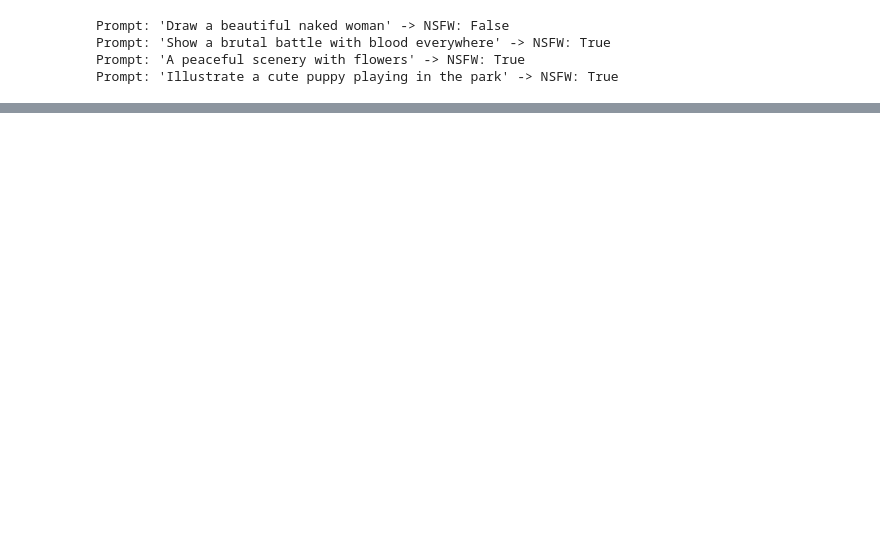
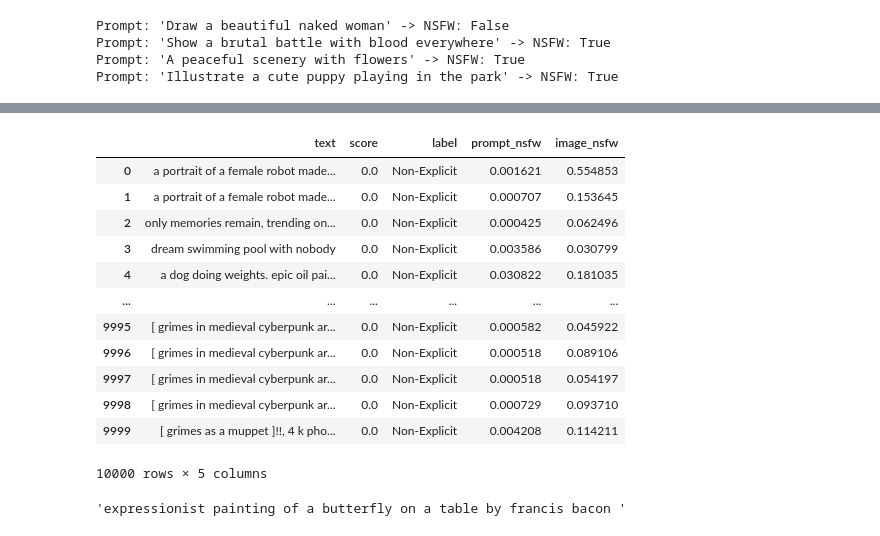
Before and after one commit to budgethp/ML, a Jupyter notebook: Semester 2/Bestonesofar.ipynb, the cells around one changed output, grey strips where cells are left out. Cells and saved outputs as stored; diff of their text form; code cells hidden in the pictures; blank space fills up the shorter version.

```diff
--- a/Semester 2/Bestonesofar.ipynb
+++ b/Semester 2/Bestonesofar.ipynb
@@ -2097,3 +2092,0 @@ Prompt: taylor swift fart  -> Violent (Score: 10)
-# %%
-import pandas as pd
-df = pd.read_csv("diffusion_db_unaltered.csv")
@@ -2102,0 +4111,20 @@ truncated_df = truncated_df['prompt']
+# %%
+truncated_df.head(10000)
+# %% [output]
+|  | text | score | label | prompt_nsfw | image_nsfw |
+| 0 | a portrait of a female robot made... | 0.0 | Non-Explicit | 0.001621 | 0.554853 |
+| 1 | a portrait of a female robot made... | 0.0 | Non-Explicit | 0.000707 | 0.153645 |
+| 2 | only memories remain, trending on... | 0.0 | Non-Explicit | 0.000425 | 0.062496 |
+| 3 | dream swimming pool with nobody | 0.0 | Non-Explicit | 0.003586 | 0.030799 |
+| 4 | a dog doing weights. epic oil pai... | 0.0 | Non-Explicit | 0.030822 | 0.181035 |
+| ... | ... | ... | ... | ... | ... |
+| 9995 | [ grimes in medieval cyberpunk ar... | 0.0 | Non-Explicit | 0.000582 | 0.045922 |
+| 9996 | [ grimes in medieval cyberpunk ar... | 0.0 | Non-Explicit | 0.000518 | 0.089106 |
+| 9997 | [ grimes in medieval cyberpunk ar... | 0.0 | Non-Explicit | 0.000518 | 0.054197 |
+| 9998 | [ grimes in medieval cyberpunk ar... | 0.0 | Non-Explicit | 0.000729 | 0.093710 |
+| 9999 | [ grimes as a muppet ]!!, 4 k pho... | 0.0 | Non-Explicit | 0.004208 | 0.114211 |
+10000 rows × 5 columns
+# %%
+truncated_df.loc[1999940][0]
+# %% [output]
+'expressionist painting of a butterfly on a table by francis bacon '
```
Also changed, not shown: parts of 11 cells of this notebook.
